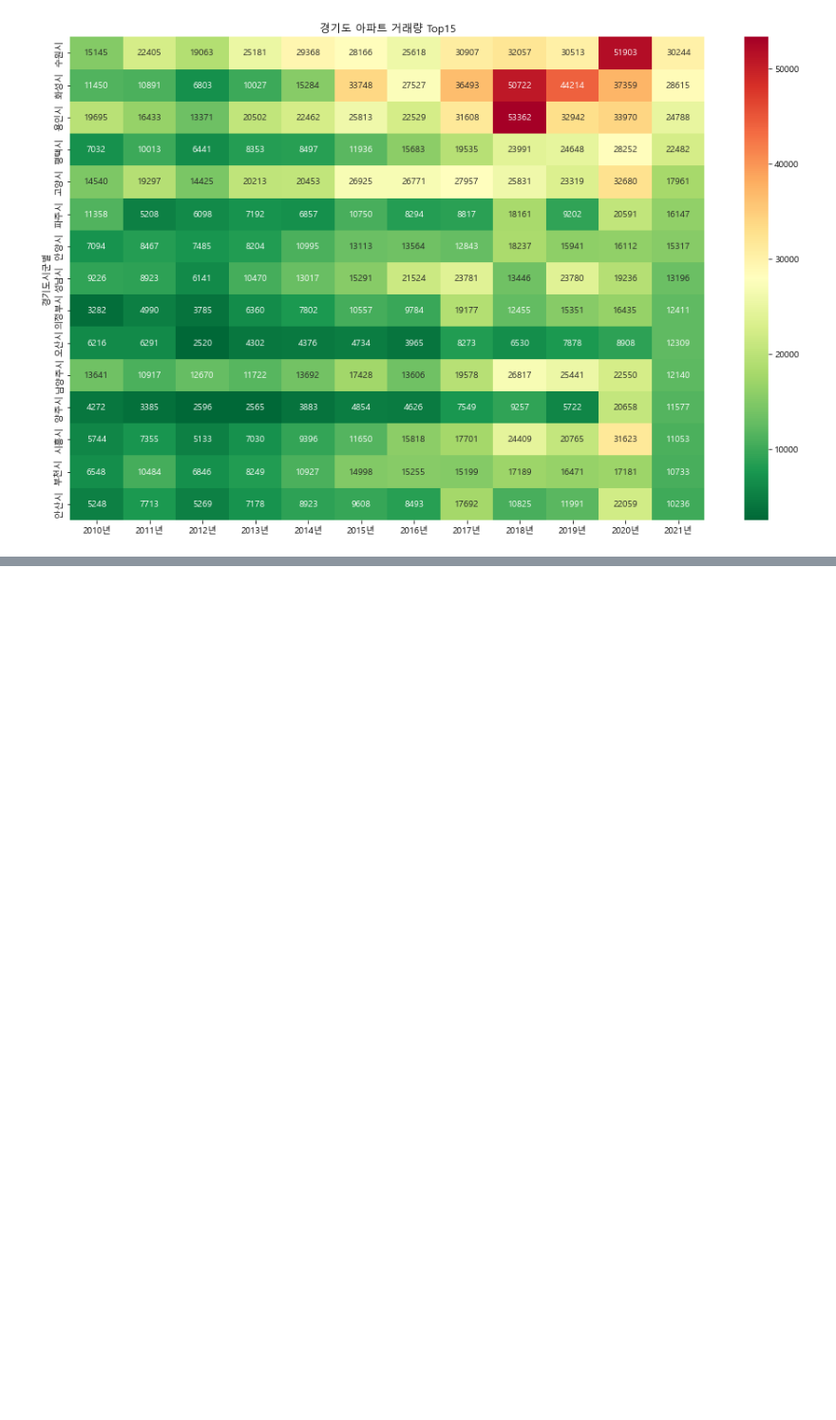
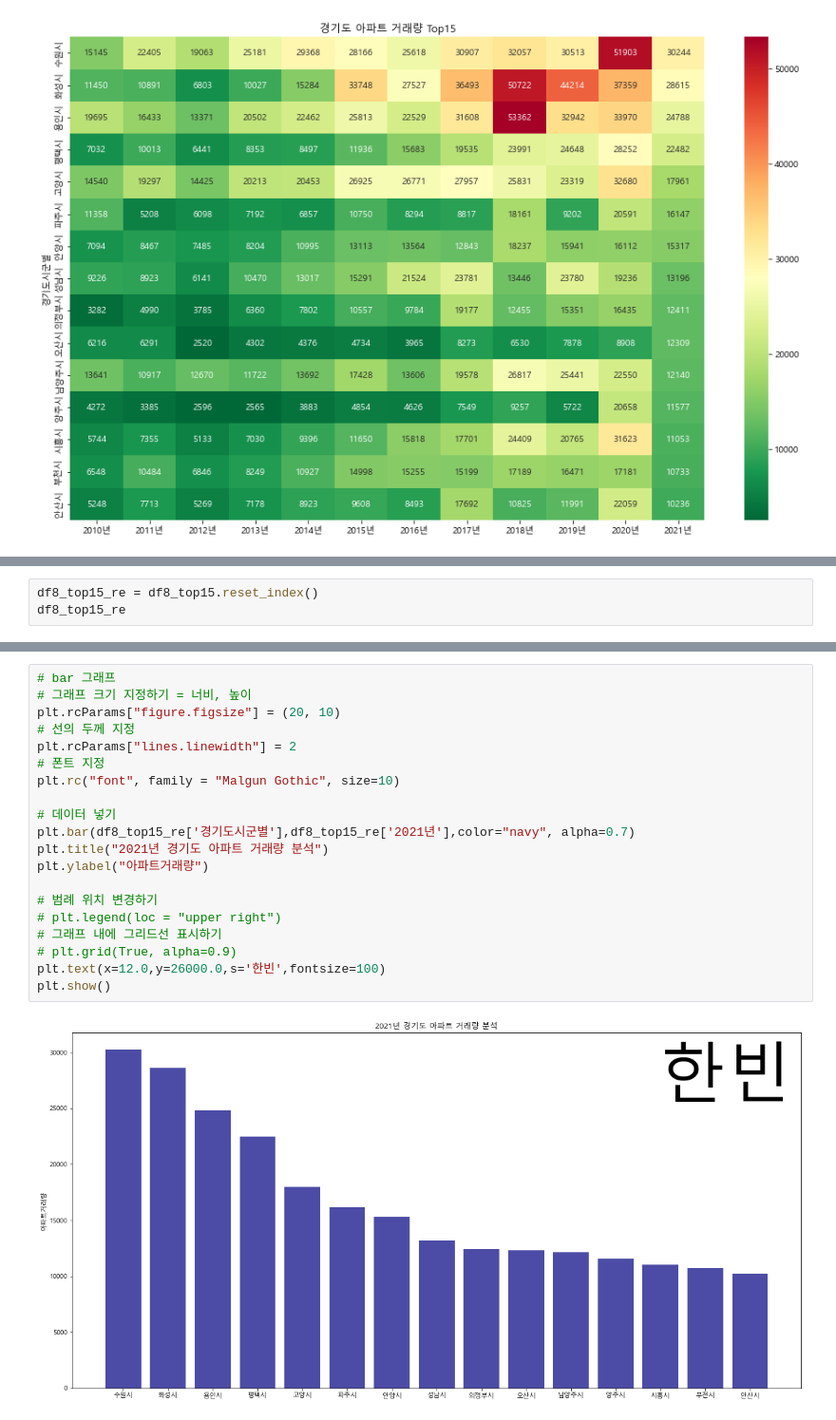
Before and after one commit to HBinble/StudyPython_Advanced, a Jupyter notebook: MiniProject_1차/6_1_경기도_아파트거래량.ipynb, the cells around one changed output, grey strips where cells are left out. Shown: that part at 95% size. Drawn from its saved outputs; the diff is of its cells as text; blank space fills up the shorter version.

```diff
--- a/MiniProject_1차/6_1_경기도_아파트거래량.ipynb
+++ b/MiniProject_1차/6_1_경기도_아파트거래량.ipynb
@@ -226,0 +204,3 @@ df8
+# %%
+df8_top15_re = df8_top15.reset_index()
+df8_top15_re
@@ -226,0 +224,22 @@ df8
+# %%
+# bar 그래프
+# 그래프 크기 지정하기 = 너비, 높이
+plt.rcParams["figure.figsize"] = (20, 10)
+# 선의 두께 지정
+plt.rcParams["lines.linewidth"] = 2
+# 폰트 지정
+plt.rc("font", family = "Malgun Gothic", size=10)
+
+# 데이터 넣기
+plt.bar(df8_top15_re['경기도시군별'],df8_top15_re['2021년'],color="navy", alpha=0.7)
+plt.title("2021년 경기도 아파트 거래량 분석")
+plt.ylabel("아파트거래량")
+
+# 범례 위치 변경하기
+# plt.legend(loc = "upper right")
+# 그래프 내에 그리드선 표시하기
+# plt.grid(True, alpha=0.9)
+plt.text(x=12.0,y=26000.0,s='한빈',fontsize=100)
+plt.show()
+# %% [output]
+[figure, added]
```
Also changed, not shown: parts of 2 cells of this notebook, 7 other files.
